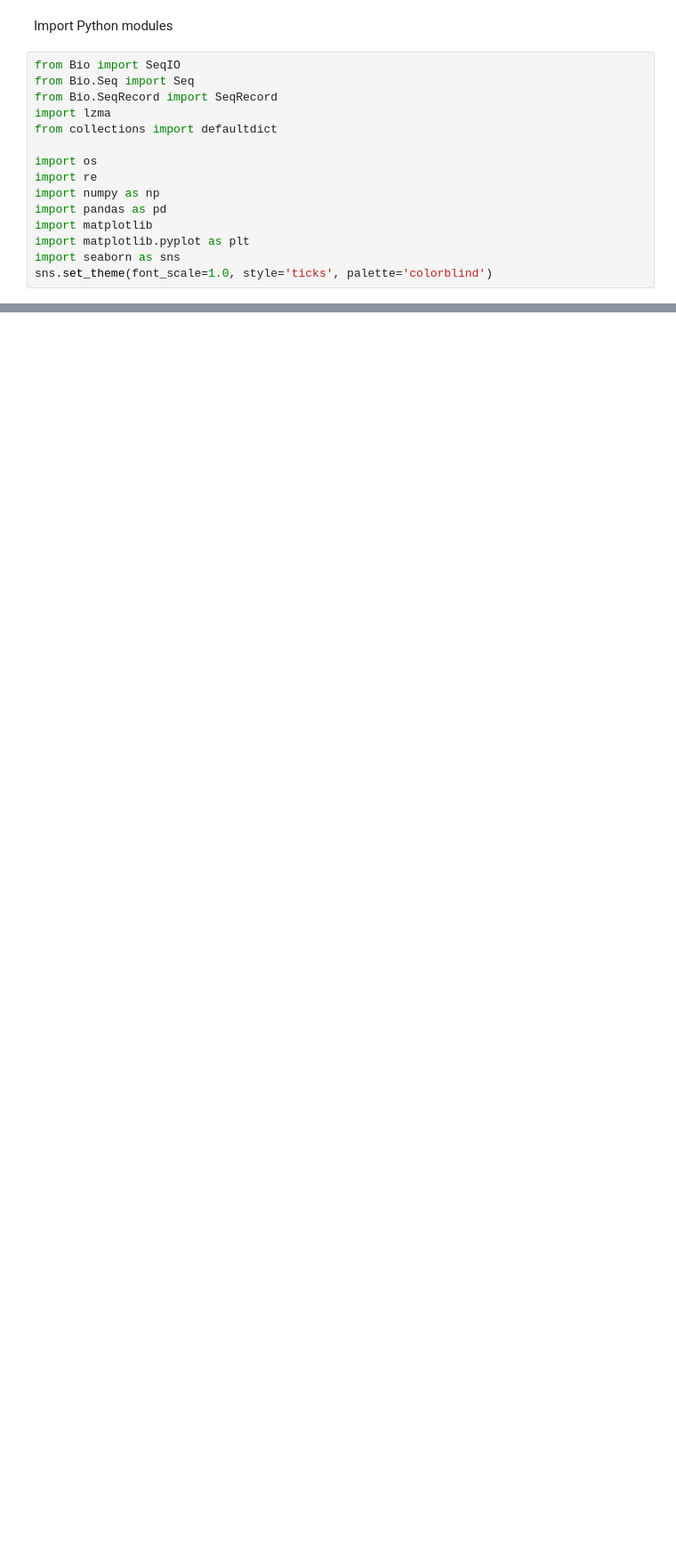
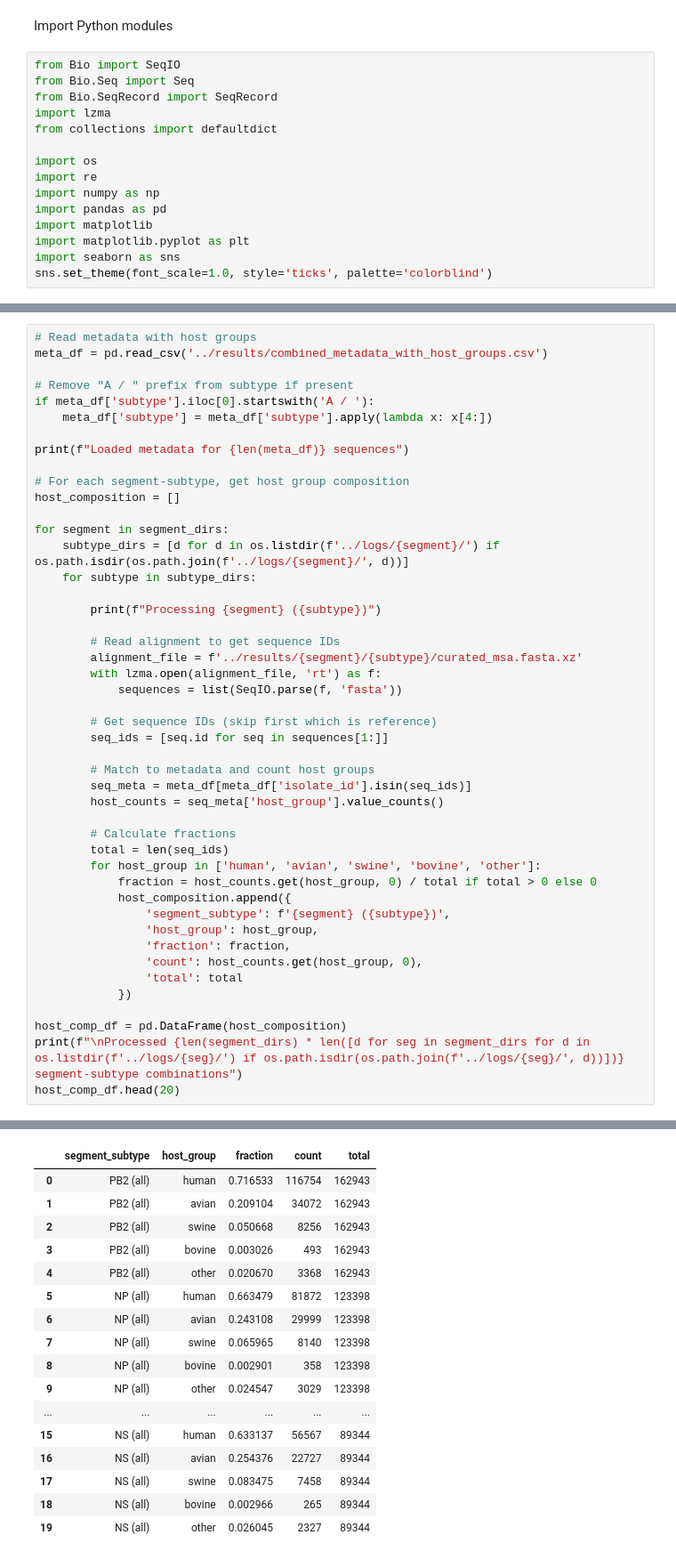
Before and after one commit to matsengrp/flu-usher, a Jupyter notebook: notebooks/analyze_alignments.ipynb, the cells around one changed output, grey strips where cells are left out. Shown at 89% size. Drawn from its saved outputs; the diff is of its cells as text; blank space fills up the shorter version.

```diff
--- a/notebooks/analyze_alignments.ipynb
+++ b/notebooks/analyze_alignments.ipynb
@@ -229,0 +148,47 @@ plt.show()
+# %%
+# Read metadata with host groups
+meta_df = pd.read_csv('../results/combined_metadata_with_host_groups.csv')
+
+# Remove "A / " prefix from subtype if present
+if meta_df['subtype'].iloc[0].startswith('A / '):
+    meta_df['subtype'] = meta_df['subtype'].apply(lambda x: x[4:])
+
+print(f"Loaded metadata for {len(meta_df)} sequences")
+
+# For each segment-subtype, get host group composition
+host_composition = []
+
+for segment in segment_dirs:
+    subtype_dirs = [d for d in os.listdir(f'../logs/{segment}/') if os.path.isdir(os.path.join(f'../logs/{segment}/', d))]
+    for subtype in subtype_dirs:
+
+        print(f"Processing {segment} ({subtype})")
+
+        # Read alignment to get sequence IDs
+        alignment_file = f'../results/{segment}/{subtype}/curated_msa.fasta.xz'
+        with lzma.open(alignment_file, 'rt') as f:
+            sequences = list(SeqIO.parse(f, 'fasta'))
+
+        # Get sequence IDs (skip first which is reference)
+        seq_ids = [seq.id for seq in sequences[1:]]
+
+        # Match to metadata and count host groups
+        seq_meta = meta_df[meta_df['isolate_id'].isin(seq_ids)]
+        host_counts = seq_meta['host_group'].value_counts()
+
+        # Calculate fractions
+        total = len(seq_ids)
+        for host_group in ['human', 'avian', 'swine', 'bovine', 'other']:
+            fraction = host_counts.get(host_group, 0) / total if total > 0 else 0
+            host_composition.append({
+                'segment_subtype': f'{segment} ({subtype})',
+                'host_group': host_group,
+                'fraction': fraction,
+                'count': host_counts.get(host_group, 0),
+                'total': total
+            })
+
+host_comp_df = pd.DataFrame(host_composition)
+print(f"\nProcessed {len(segment_dirs) * len([d for seg in segment_dirs for d in os.listdir(f'../logs/{seg}/') if os.path.isdir(os.path.join(f'../logs/{seg}/', d))])} segment-subtype combinations")
+host_comp_df.head(20)
+# %% [output]
@@ -229,0 +214,17 @@ plt.show()
+|  | segment_subtype | host_group | fraction | count | total |
+| 0 | PB2 (all) | human | 0.716533 | 116754 | 162943 |
+| 1 | PB2 (all) | avian | 0.209104 | 34072 | 162943 |
+| 2 | PB2 (all) | swine | 0.050668 | 8256 | 162943 |
+| 3 | PB2 (all) | bovine | 0.003026 | 493 | 162943 |
+| 4 | PB2 (all) | other | 0.020670 | 3368 | 162943 |
+| 5 | NP (all) | human | 0.663479 | 81872 | 123398 |
+| 6 | NP (all) | avian | 0.243108 | 29999 | 123398 |
+| 7 | NP (all) | swine | 0.065965 | 8140 | 123398 |
+| 8 | NP (all) | bovine | 0.002901 | 358 | 123398 |
+| 9 | NP (all) | other | 0.024547 | 3029 | 123398 |
+| ... | ... | ... | ... | ... | ... |
+| 15 | NS (all) | human | 0.633137 | 56567 | 89344 |
+| 16 | NS (all) | avian | 0.254376 | 22727 | 89344 |
+| 17 | NS (all) | swine | 0.083475 | 7458 | 89344 |
+| 18 | NS (all) | bovine | 0.002966 | 265 | 89344 |
+| 19 | NS (all) | other | 0.026045 | 2327 | 89344 |
```
Also changed, not shown: parts of 17 cells of this notebook, 2 other files.
